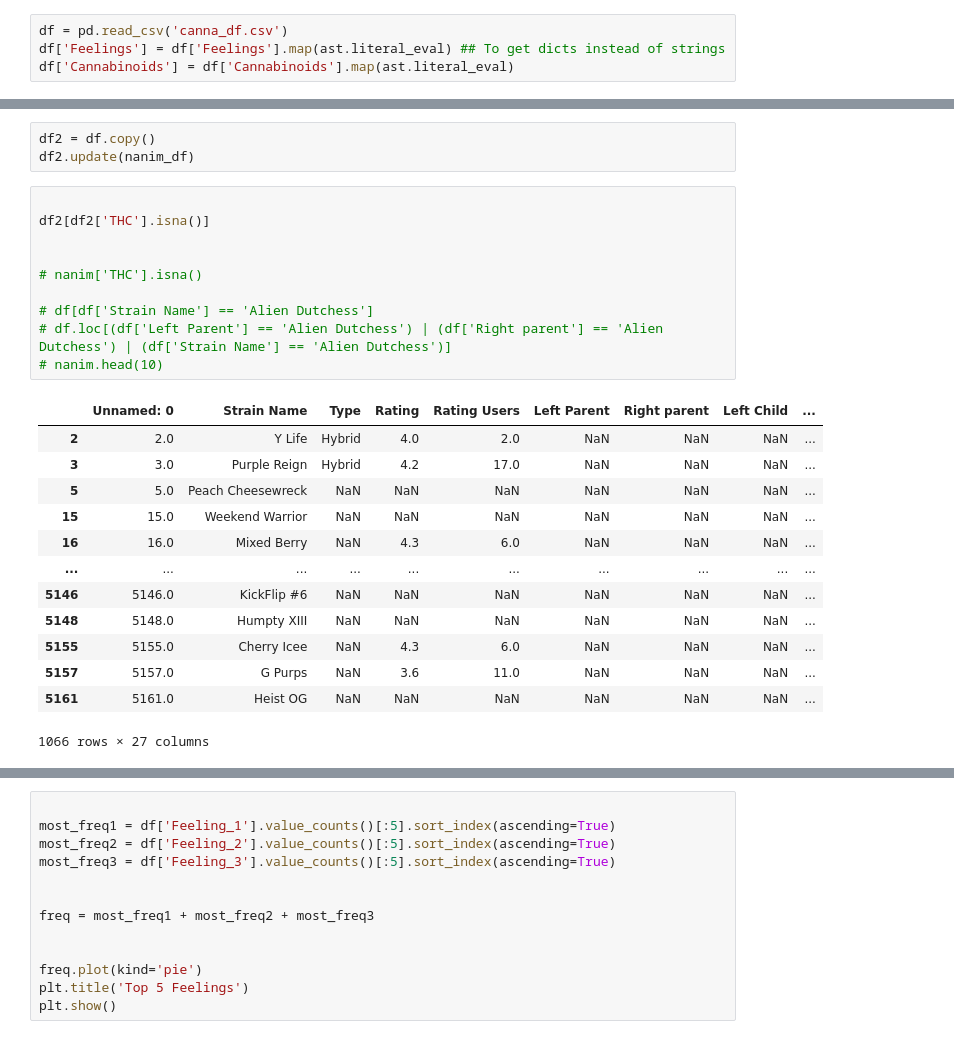
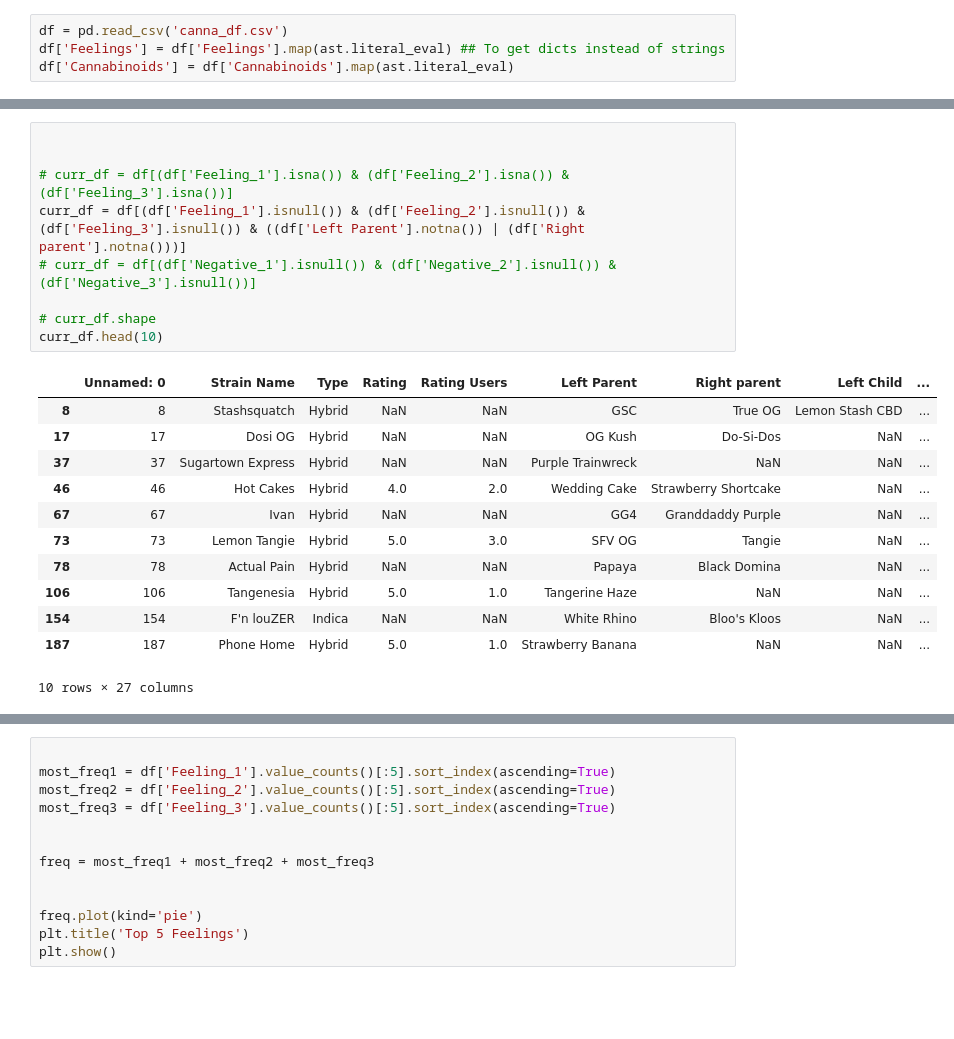
Before and after one commit to DanielOfir/Cannabis-Analysis, a Jupyter notebook: dataCleaning.ipynb, the cells around one changed output, grey strips where cells are left out. Saved outputs shown, nothing was run; the diff lists cells and outputs as text; blank space fills up the shorter version.

```diff
--- a/dataCleaning.ipynb
+++ b/dataCleaning.ipynb
@@ -117,27 +115,22 @@ nanim_df[nanim_df['THC'].isna()]
-# %%
-df2 = df.copy()
-df2.update(nanim_df)
-# %%
-
-df2[df2['THC'].isna()]
-
-
-# nanim['THC'].isna()
-
-# df[df['Strain Name'] == 'Alien Dutchess']
-# df.loc[(df['Left Parent'] == 'Alien Dutchess') | (df['Right parent'] == 'Alien Dutchess') | (df['Strain Name'] == 'Alien Dutchess')]
-# nanim.head(10)
-# %% [output]
-|  | Unnamed: 0 | Strain Name | Type | Rating | Rating Users | Left Parent | Right parent | Left Child | ... |
-| 2 | 2.0 | Y Life | Hybrid | 4.0 | 2.0 | NaN | NaN | NaN | ... |
-| 3 | 3.0 | Purple Reign | Hybrid | 4.2 | 17.0 | NaN | NaN | NaN | ... |
-| 5 | 5.0 | Peach Cheesewreck | NaN | NaN | NaN | NaN | NaN | NaN | ... |
-| 15 | 15.0 | Weekend Warrior | NaN | NaN | NaN | NaN | NaN | NaN | ... |
-| 16 | 16.0 | Mixed Berry | NaN | 4.3 | 6.0 | NaN | NaN | NaN | ... |
-| ... | ... | ... | ... | ... | ... | ... | ... | ... | ... |
-| 5146 | 5146.0 | KickFlip #6 | NaN | NaN | NaN | NaN | NaN | NaN | ... |
-| 5148 | 5148.0 | Humpty XIII | NaN | NaN | NaN | NaN | NaN | NaN | ... |
-| 5155 | 5155.0 | Cherry Icee | NaN | 4.3 | 6.0 | NaN | NaN | NaN | ... |
-| 5157 | 5157.0 | G Purps | NaN | 3.6 | 11.0 | NaN | NaN | NaN | ... |
-| 5161 | 5161.0 | Heist OG | NaN | NaN | NaN | NaN | NaN | NaN | ... |
-1066 rows × 27 columns
+# %%
+
+
+# curr_df = df[(df['Feeling_1'].isna()) & (df['Feeling_2'].isna()) & (df['Feeling_3'].isna())]
+curr_df = df[(df['Feeling_1'].isnull()) & (df['Feeling_2'].isnull()) & (df['Feeling_3'].isnull()) & ((df['Left Parent'].notna()) | (df['Right parent'].notna()))]
+# curr_df = df[(df['Negative_1'].isnull()) & (df['Negative_2'].isnull()) & (df['Negative_3'].isnull())]
+
+# curr_df.shape
+curr_df.head(10)
+# %% [output]
+|  | Unnamed: 0 | Strain Name | Type | Rating | Rating Users | Left Parent | Right parent | Left Child | ... |
+| 8 | 8 | Stashsquatch | Hybrid | NaN | NaN | GSC | True OG | Lemon Stash CBD | ... |
+| 17 | 17 | Dosi OG | Hybrid | NaN | NaN | OG Kush | Do-Si-Dos | NaN | ... |
+| 37 | 37 | Sugartown Express | Hybrid | NaN | NaN | Purple Trainwreck | NaN | NaN | ... |
+| 46 | 46 | Hot Cakes | Hybrid | 4.0 | 2.0 | Wedding Cake | Strawberry Shortcake | NaN | ... |
+| 67 | 67 | Ivan | Hybrid | NaN | NaN | GG4 | Granddaddy Purple | NaN | ... |
+| 73 | 73 | Lemon Tangie | Hybrid | 5.0 | 3.0 | SFV OG | Tangie | NaN | ... |
+| 78 | 78 | Actual Pain | Hybrid | NaN | NaN | Papaya | Black Domina | NaN | ... |
+| 106 | 106 | Tangenesia | Hybrid | 5.0 | 1.0 | Tangerine Haze | NaN | NaN | ... |
+| 154 | 154 | F'n louZER | Indica | NaN | NaN | White Rhino | Bloo's Kloos | NaN | ... |
+| 187 | 187 | Phone Home | Hybrid | 5.0 | 1.0 | Strawberry Banana | NaN | NaN | ... |
+10 rows × 27 columns
```
Also changed, not shown: parts of 15 cells of this notebook.
